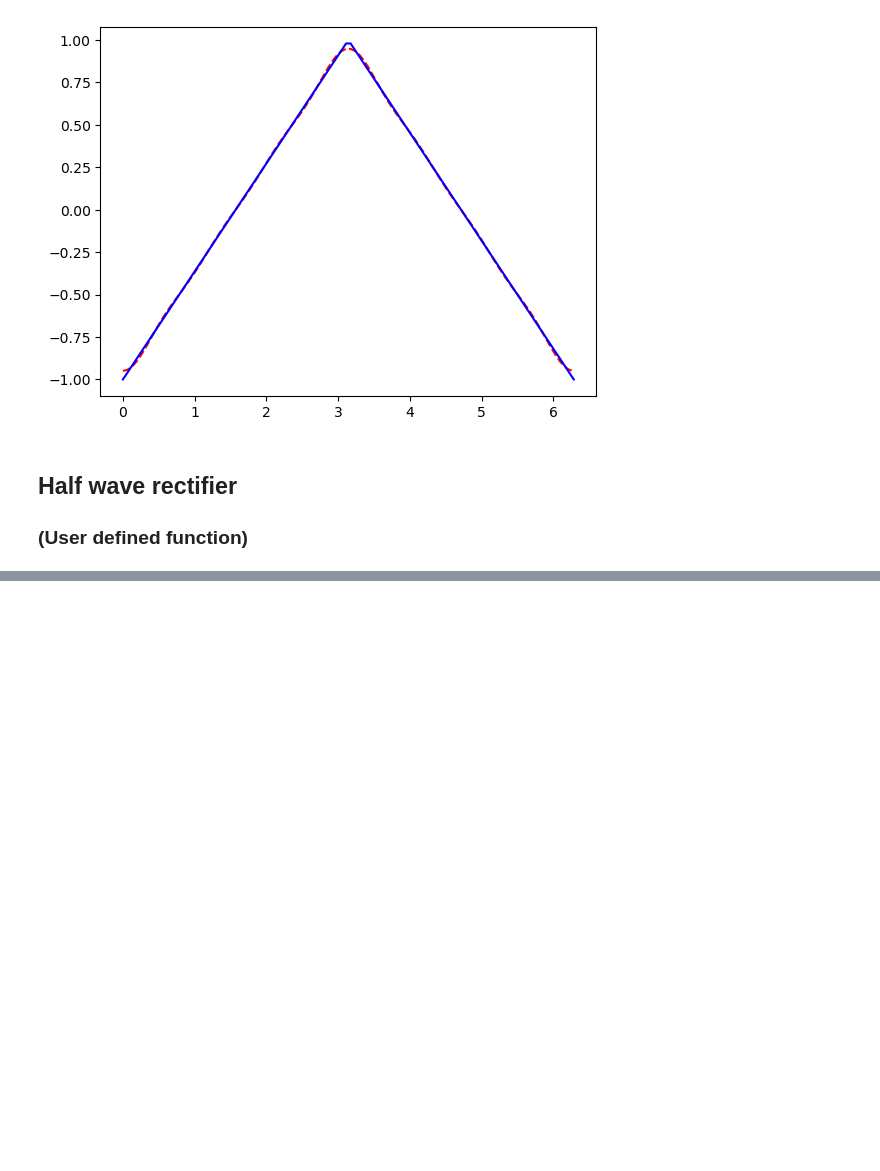
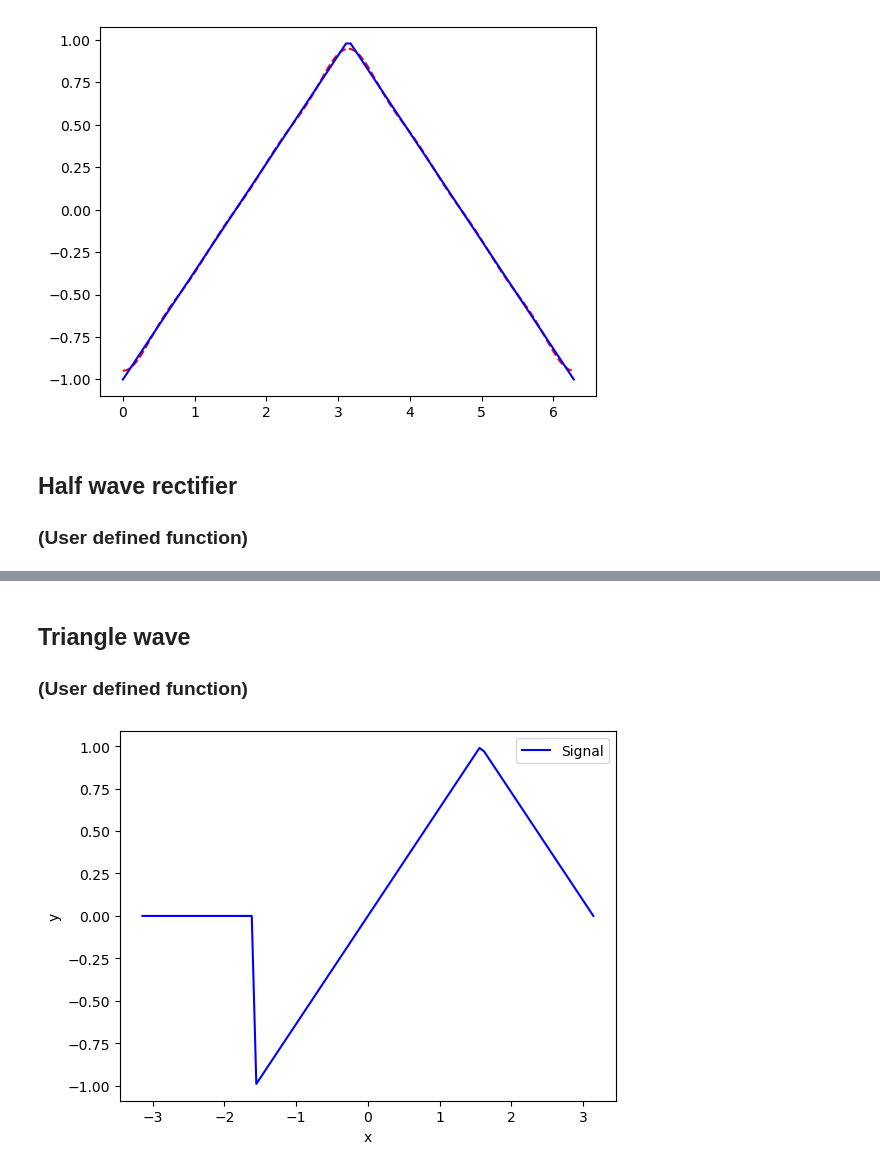
Before and after one commit to navgaur/Mathematical-Physics-III, a Jupyter notebook: Fourier.ipynb, the cells around one changed output, grey strips where cells are left out. Saved outputs shown, nothing was run; the diff lists cells and outputs as text; code cells hidden in the pictures; blank space fills up the shorter version.

```diff
--- a/Fourier.ipynb
+++ b/Fourier.ipynb
@@ -222,0 +176,40 @@ plt.show()
+# %% [markdown]
+## Triangle wave
+### (User defined function)
+# %%
+import numpy as np
+import matplotlib.pyplot as plt
+from scipy.integrate import quad
+
+from math import *
+
+def ff(t):
+    if t >=0 and t <= period/4:
+        tmp = t/(np.pi/2)
+    elif t > period/4 :
+        tmp = 2 - t/(np.pi/2)
+    elif t <0 and t >= -period/4:
+        tmp =  t/(np.pi/2)
+    elif t < -period/4:
+        tmp = 2 - t/(np.pi/2)
+    result = tmp
+    return result
+
+
+period = 2*np.pi
+
+xx=np.linspace(-np.pi,np.pi,steps)
+
+y=[]
+for i in xx:
+    y.append(ff(i))
+
+plt.plot(xx,y,'b',label='Signal')
+plt.xlabel('x')
+plt.ylabel('y')
+
+plt.legend()
+
+plt.show()
+# %% [output]
+[figure, added]
```
Also changed, not shown: parts of 2 cells of this notebook.
